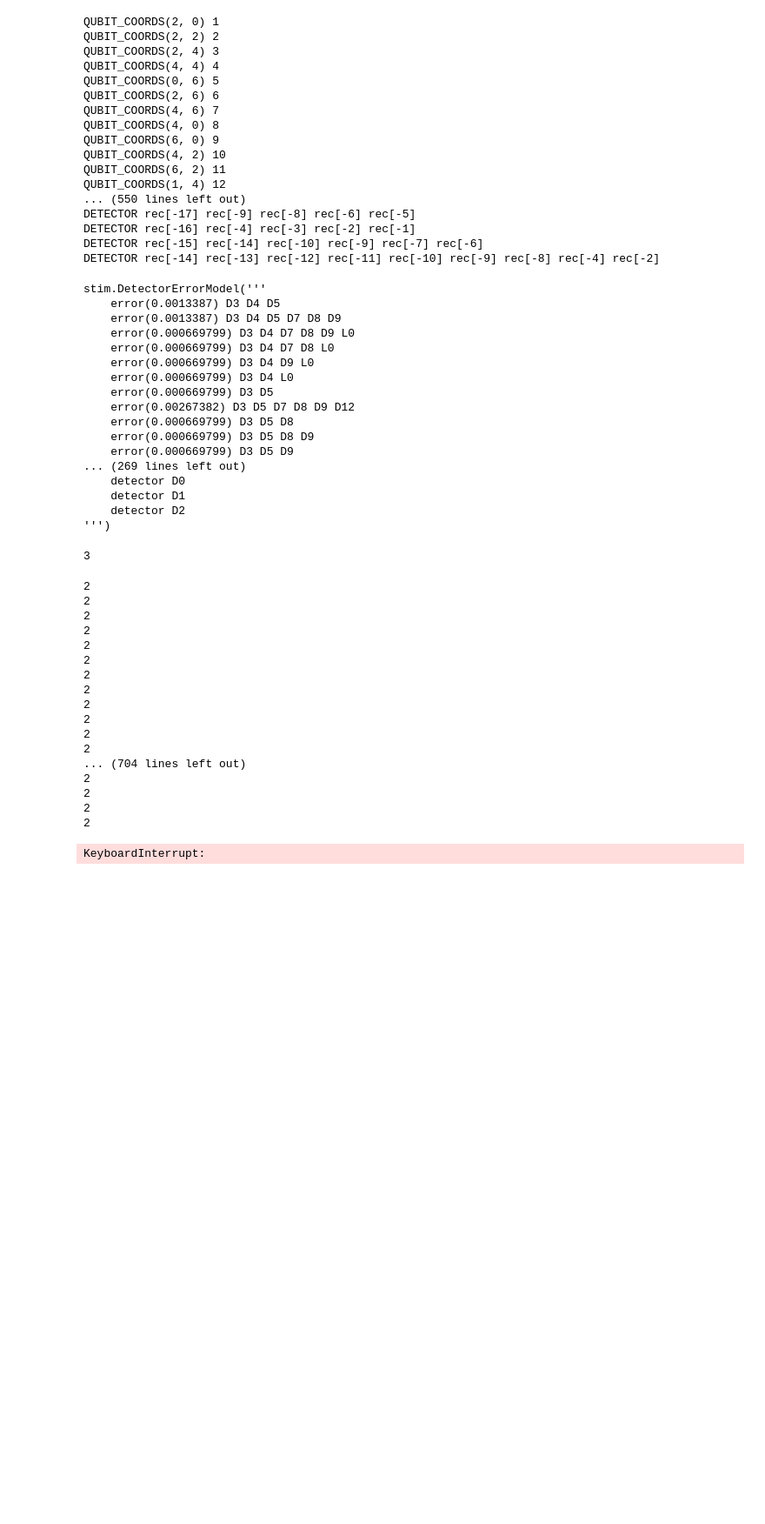
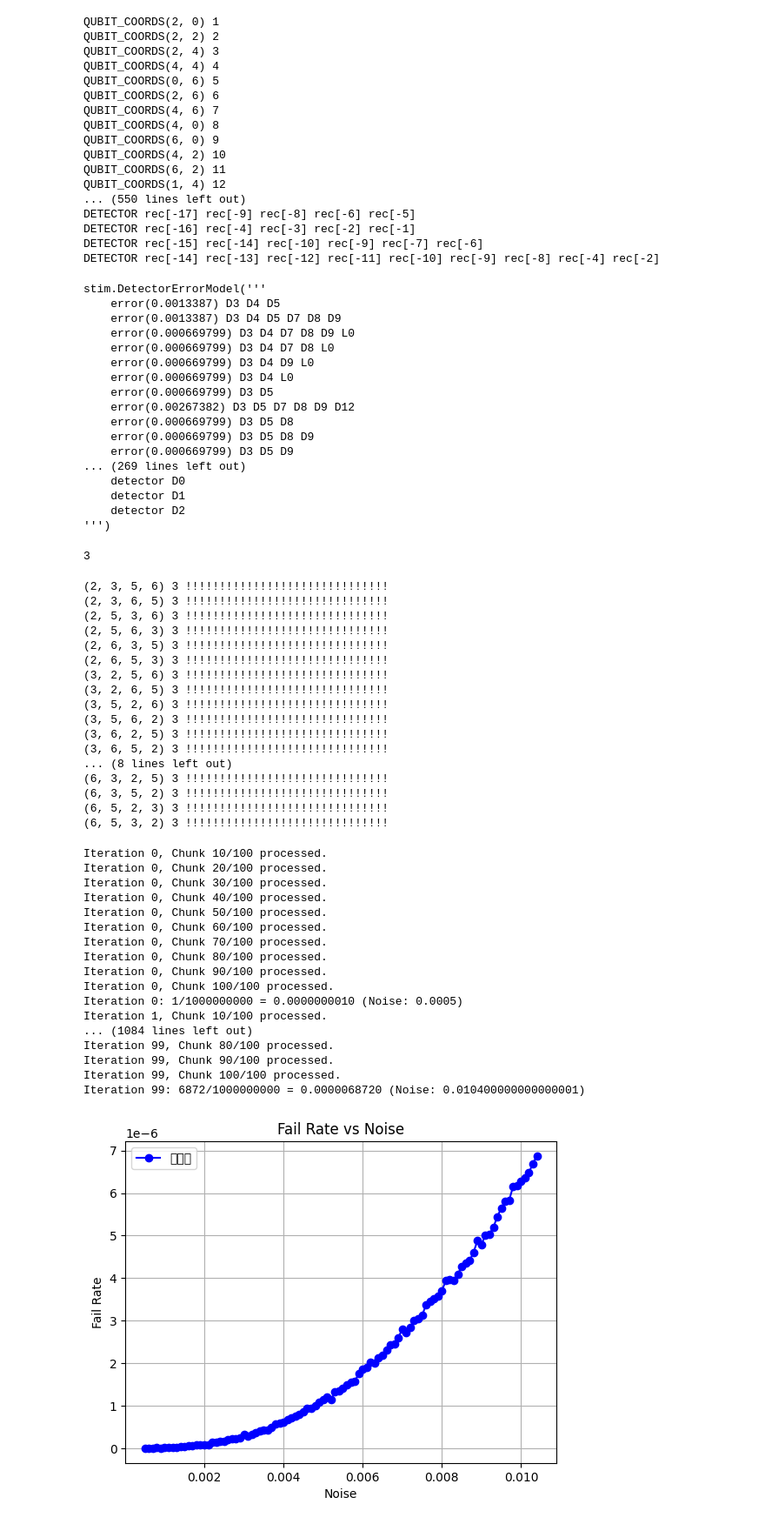
Before and after one commit to yugahirai/invention, a Jupyter notebook: stim/unfolding_color_code.ipynb, the cells around one changed output. Shown at 87% size. Cells and saved outputs as stored; diff of their text form; code cells hidden in the pictures; blank space fills up the shorter version.

```diff
--- a/stim/unfolding_color_code.ipynb
+++ b/stim/unfolding_color_code.ipynb
@@ -703,11 +709,11 @@ print(cost)
 # %%
 import itertools
 
-numbers = (1,2,3,4,10,8)
+numbers = (2, 5, 3, 6)
 
 perms = sorted(itertools.permutations(numbers))
 for h in perms:
-    circuit = main(3, 0.01, h)
+    circuit = main(3, 0.01)
 
     sat_problem_str = circuit.shortest_error_sat_problem(format='WDIMACS')
     with open("my_problem.wcnf", "w") as f:
@@ -725,23 +731,23 @@ for h in perms:
     else:
         print(cost)
 # %% [output]
-2
-2
-2
-2
-2
-2
-2
-2
-2
-2
-2
-2
-... (704 lines left out)
-2
-2
-2
-2
+(2, 3, 5, 6) 3 !!!!!!!!!!!!!!!!!!!!!!!!!!!!!!
+(2, 3, 6, 5) 3 !!!!!!!!!!!!!!!!!!!!!!!!!!!!!!
+(2, 5, 3, 6) 3 !!!!!!!!!!!!!!!!!!!!!!!!!!!!!!
+(2, 5, 6, 3) 3 !!!!!!!!!!!!!!!!!!!!!!!!!!!!!!
+(2, 6, 3, 5) 3 !!!!!!!!!!!!!!!!!!!!!!!!!!!!!!
+(2, 6, 5, 3) 3 !!!!!!!!!!!!!!!!!!!!!!!!!!!!!!
+(3, 2, 5, 6) 3 !!!!!!!!!!!!!!!!!!!!!!!!!!!!!!
+(3, 2, 6, 5) 3 !!!!!!!!!!!!!!!!!!!!!!!!!!!!!!
+(3, 5, 2, 6) 3 !!!!!!!!!!!!!!!!!!!!!!!!!!!!!!
+(3, 5, 6, 2) 3 !!!!!!!!!!!!!!!!!!!!!!!!!!!!!!
+(3, 6, 2, 5) 3 !!!!!!!!!!!!!!!!!!!!!!!!!!!!!!
+(3, 6, 5, 2) 3 !!!!!!!!!!!!!!!!!!!!!!!!!!!!!!
+... (8 lines left out)
+(6, 3, 2, 5) 3 !!!!!!!!!!!!!!!!!!!!!!!!!!!!!!
+(6, 3, 5, 2) 3 !!!!!!!!!!!!!!!!!!!!!!!!!!!!!!
+(6, 5, 2, 3) 3 !!!!!!!!!!!!!!!!!!!!!!!!!!!!!!
+(6, 5, 3, 2) 3 !!!!!!!!!!!!!!!!!!!!!!!!!!!!!!
 # %%
 # import stim
 
@@ -1146,7 +1152,7 @@ import sys
 # from your_module import main
 
 def main_sequential_gpu_with_chunked_sampling():
-    total_num_shot = 10_000_000  # 総サンプル数: 10億
+    total_num_shot = 1_000_000_000  # 総サンプル数: 10億
     num_iterations = 100  # 各ノイズレベルでのサンプリング回数
     x_list = []
     y_list = []
@@ -1155,8 +1161,18 @@ def main_sequential_gpu_with_chunked_sampling():
     remainder_shot = total_num_shot % chunk_size  # 残りのサンプル数
 
     for m in range(num_iterations):
-        noise = 5e-3 + m * 1e-3
+        noise = 5e-4 + (m) * 1e-4
         try:
+
+            # circuit = stim.Circuit.generated(
+            #     "surface_code:rotated_memory_z",
+            #     rounds=1,
+            #     distance=3,
+            #     after_clifford_depolarization=noise,
+            #     after_reset_flip_probability=noise,
+            #     before_measure_flip_probability=noise,
+            #     before_round_data_depolarization=noise)
+
             sampler = main(3, noise).compile_detector_sampler()
 
             fail = 0  # 失敗カウントの初期化
@@ -1214,34 +1230,51 @@ def main_sequential_gpu_with_chunked_sampling():
             print(f"m={m} でエラーが発生しました: {e}", file=sys.stderr)
             traceback.print_exc()
 
     if not x_list or not y_list:
         print("エラー: すべてのタスクが失敗したか、結果がありません。", file=sys.stderr)
         return
 
     # ノイズ値でソート（オプション）
     sorted_pairs = sorted(zip(x_list, y_list))
 
     try:
         x_list, y_list = zip(*sorted_pairs)
     except ValueError as ve:
         print(f"データのアンパック中にエラーが発生しました: {ve}", file=sys.stderr)
         return
 
     # プロット
     plt.plot(x_list, y_list, marker='o', linestyle='-', color='b', label='データ')
     plt.xlabel('Noise')
     plt.ylabel('Fail Rate')
     plt.title('Fail Rate vs Noise')
     plt.legend()
     plt.grid(True)
     plt.show()
 
     return x_list, y_list
 
 if __name__ == "__main__":
     x_list, y_list = main_sequential_gpu_with_chunked_sampling()
 # %% [output]
-KeyboardInterrupt:
+Iteration 0, Chunk 10/100 processed.
+Iteration 0, Chunk 20/100 processed.
+Iteration 0, Chunk 30/100 processed.
+Iteration 0, Chunk 40/100 processed.
+Iteration 0, Chunk 50/100 processed.
+Iteration 0, Chunk 60/100 processed.
+Iteration 0, Chunk 70/100 processed.
+Iteration 0, Chunk 80/100 processed.
+Iteration 0, Chunk 90/100 processed.
+Iteration 0, Chunk 100/100 processed.
+Iteration 0: 1/1000000000 = 0.0000000010 (Noise: 0.0005)
+Iteration 1, Chunk 10/100 processed.
+... (1084 lines left out)
+Iteration 99, Chunk 80/100 processed.
+Iteration 99, Chunk 90/100 processed.
+Iteration 99, Chunk 100/100 processed.
+Iteration 99: 6872/1000000000 = 0.0000068720 (Noise: 0.010400000000000001)
+[figure, added]
 # %%
 import numpy as np
 
```
Also changed, not shown: parts of 3 cells of this notebook, 14 other files.
